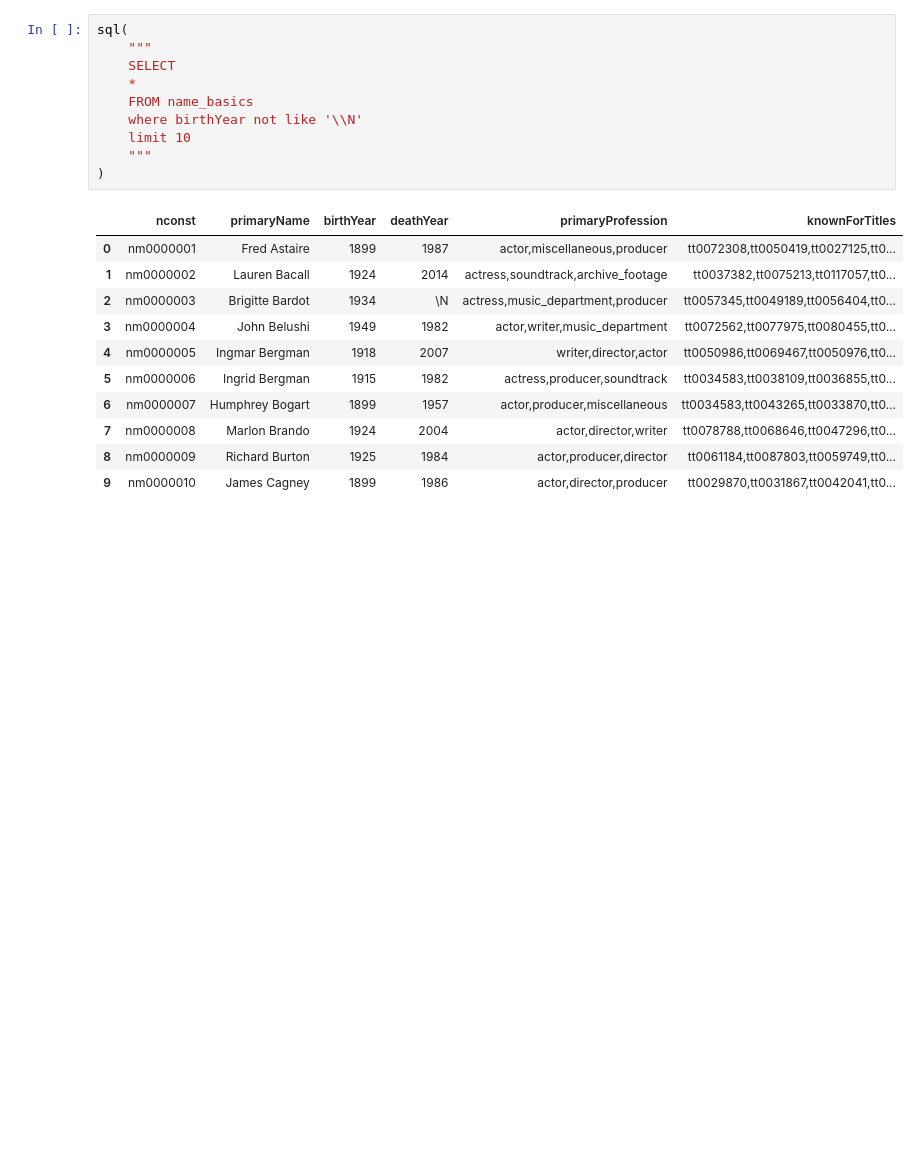
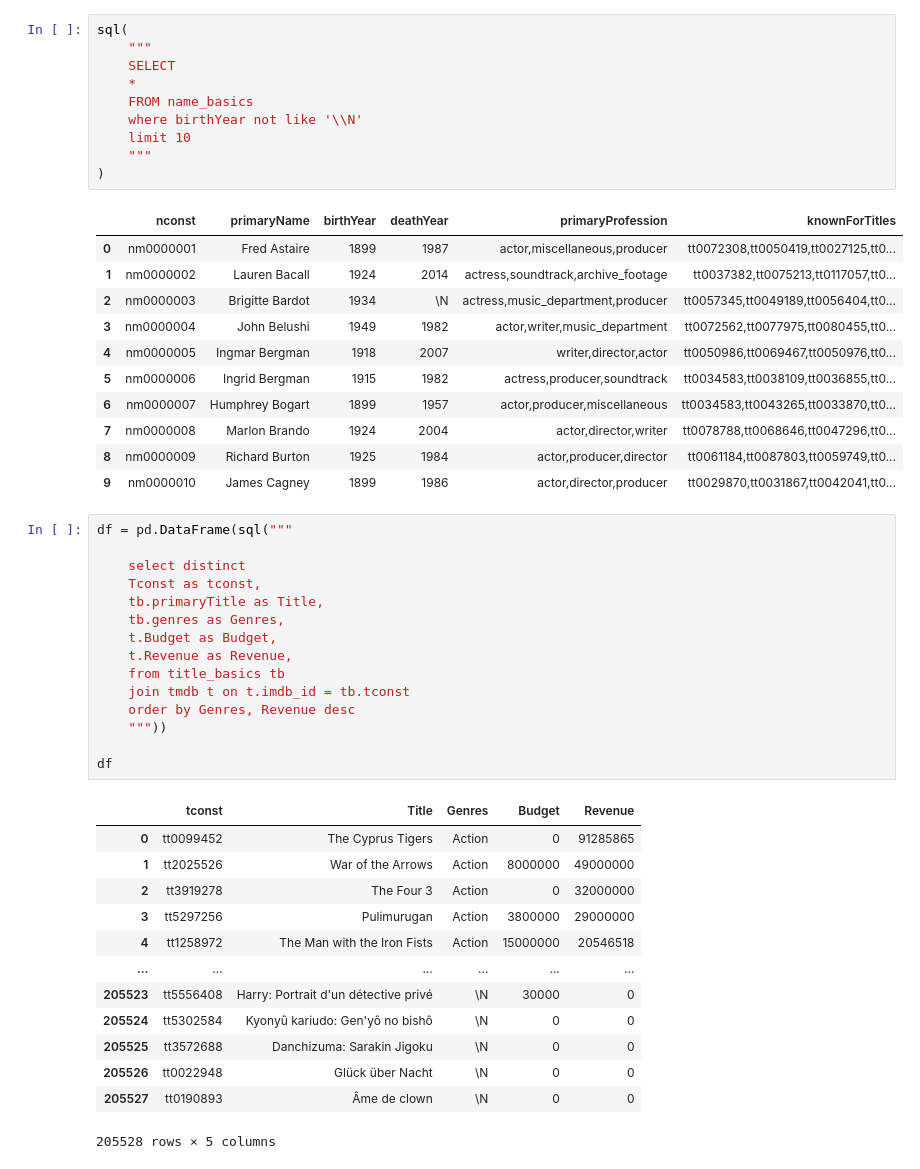
Before and after one commit to Jean-Patrick-Alcolea/Projet-2, a Jupyter notebook: notebooks/creation_visuals_jp.ipynb, the cells around one changed output. Drawn from its saved outputs; the diff is of its cells as text; blank space fills up the shorter version.

```diff
--- a/notebooks/creation_visuals_jp.ipynb
+++ b/notebooks/creation_visuals_jp.ipynb
@@ -76,3 +76,32 @@ sql(
 | 7 | nm0000008 | Marlon Brando | 1924 | 2004 | actor,director,writer | tt0078788,tt0068646,tt0047296,tt0... |
 | 8 | nm0000009 | Richard Burton | 1925 | 1984 | actor,producer,director | tt0061184,tt0087803,tt0059749,tt0... |
 | 9 | nm0000010 | James Cagney | 1899 | 1986 | actor,director,producer | tt0029870,tt0031867,tt0042041,tt0... |
+# %%
+df = pd.DataFrame(sql("""
+
+    select distinct
+    Tconst as tconst,
+    tb.primaryTitle as Title,
+    tb.genres as Genres,
+    t.Budget as Budget,
+    t.Revenue as Revenue,
+    from title_basics tb
+    join tmdb t on t.imdb_id = tb.tconst
+    order by Genres, Revenue desc
+    """))
+
+df
+# %% [output]
+|  | tconst | Title | Genres | Budget | Revenue |
+| 0 | tt0099452 | The Cyprus Tigers | Action | 0 | 91285865 |
+| 1 | tt2025526 | War of the Arrows | Action | 8000000 | 49000000 |
+| 2 | tt3919278 | The Four 3 | Action | 0 | 32000000 |
+| 3 | tt5297256 | Pulimurugan | Action | 3800000 | 29000000 |
+| 4 | tt1258972 | The Man with the Iron Fists | Action | 15000000 | 20546518 |
+| ... | ... | ... | ... | ... | ... |
+| 205523 | tt5556408 | Harry: Portrait d'un détective privé | \N | 30000 | 0 |
+| 205524 | tt5302584 | Kyonyû kariudo: Gen'yô no bishô | \N | 0 | 0 |
+| 205525 | tt3572688 | Danchizuma: Sarakin Jigoku | \N | 0 | 0 |
+| 205526 | tt0022948 | Glück über Nacht | \N | 0 | 0 |
+| 205527 | tt0190893 | Âme de clown | \N | 0 | 0 |
+205528 rows × 5 columns
```
Also changed, not shown: parts of 4 cells of this notebook.
